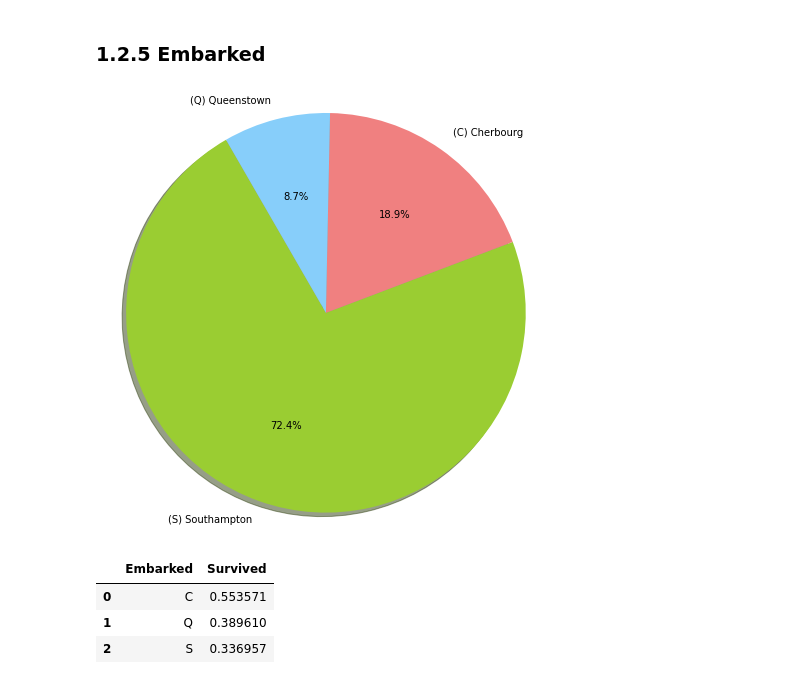
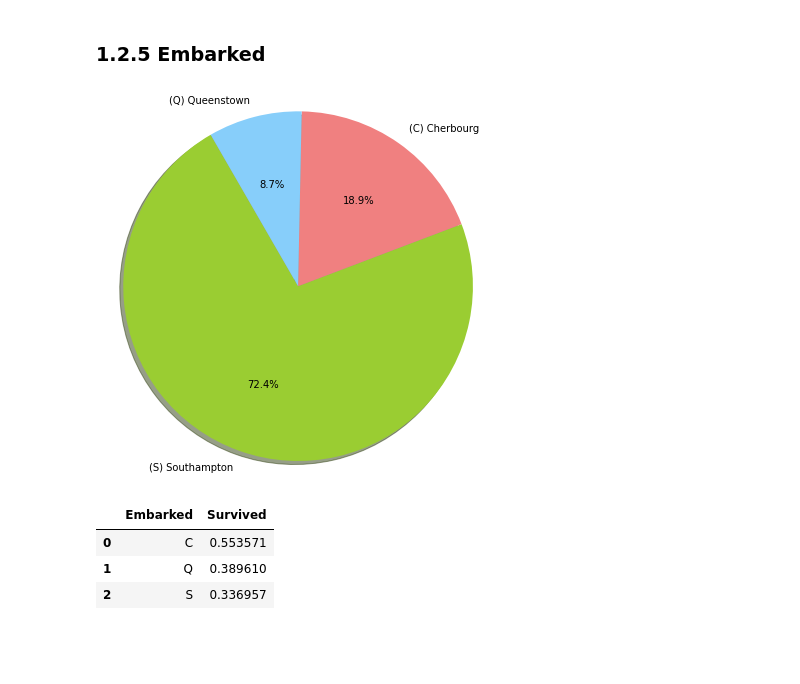
Before and after one commit to leoregino/Titanic, a Jupyter notebook: notebooks/exploration/MV_01_EDA.ipynb, the cells around one changed output. Drawn from its saved outputs; the diff is of its cells as text; code cells hidden in the pictures; blank space fills up the shorter version.

```diff
--- a/notebooks/exploration/MV_01_EDA.ipynb
+++ b/notebooks/exploration/MV_01_EDA.ipynb
@@ -31,5 +32,5 @@ from src.utils import utils
 path_data = os.path.join(os.path.abspath(os.path.dirname(os.path.dirname(os.getcwd()))),'data','external')
 # %%
 # load data in pd dataframe
-train = pd.read_csv(os.path.join(path_data,'train.csv'))
-test = pd.read_csv(os.path.join(path_data,'test.csv'))
+train, test = utils.load_data(path_data)
+train.head(3)
@@ -206,0 +210,4 @@ plt.show()
+# %%
+# get Size family
+train = utils.get_size_family(train, mod = True) # returns categories
+train['FamilySize'].value_counts()
@@ -221,6 +247,6 @@ sns.distplot(train["Fare"], bins=100, color="blue")
 # %%
 # produce intervals
-train = utils.modify_fare(train)
+train = utils.modify_fare(train, 4) # returns categories
 
 # inspect
 train[['Fare', 'Survived']].groupby(['Fare'], as_index=False).mean()
@@ -315,7 +343,7 @@ pd.crosstab(train['Title'], train['Sex'])
 | Rev | 0 | 6 |
 | Sir | 0 | 1 |
 # %%
-# Add missing ages
-train = utils.get_new_ages(train)
+# Add missing ages by title
+train = utils.get_all_ages(train) # returns categories
 # %%
 # Simplify categories titles
@@ -440,20 +468,21 @@ train[['Deck', 'Survived']].groupby(['Deck'], as_index=False).mean()
 # %%
 # feature: 'Embarked' (Port of Embarkation)
 # C = Cherbourg, Q = Queenstown, S = Southampton
 embk_dic  = {'C': "(C) Cherbourg", 'Q': "(Q) Queenstown", 'S': "(S) Southampton" }
 sizes  = train["Embarked"].value_counts().values
 labels = [embk_dic[i] for i in train["Embarked"].value_counts().index.tolist() ]
 colors  = ['yellowgreen', 'lightcoral', 'lightskyblue', 'gold', 'purple', 'cyan', 'red' ]
 # Plot
+plt.figure(figsize=(7,7))
 plt.pie(sizes, labels=labels, colors=colors, autopct='%1.1f%%',
         shadow=True, startangle=120)
 plt.axis('equal')
 plt.show()
 
 # commnets:
 # majority of people departed from Southampton --> is there any relation with class?
 # %% [output]
-[figure, old version]
+[figure, new version]
 # %%
 train[["Embarked", "Survived"]].groupby(['Embarked'], as_index=False).mean().sort_values(by='Survived', ascending=False)
 # %% [output]
```
Also changed, not shown: parts of 41 cells of this notebook, 5 other files.
